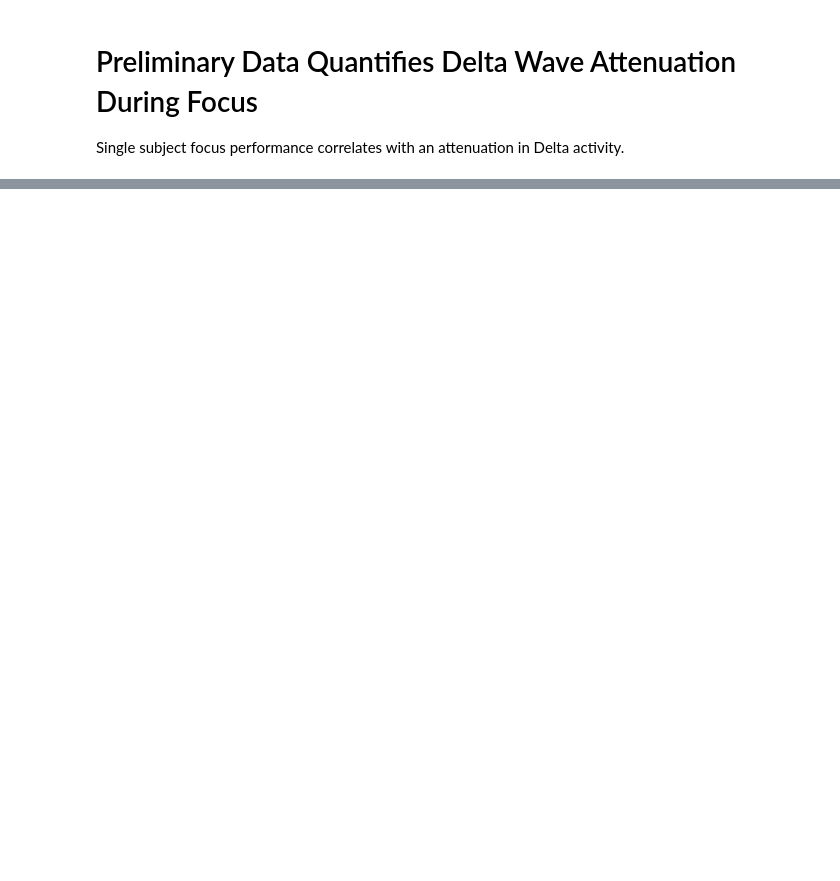
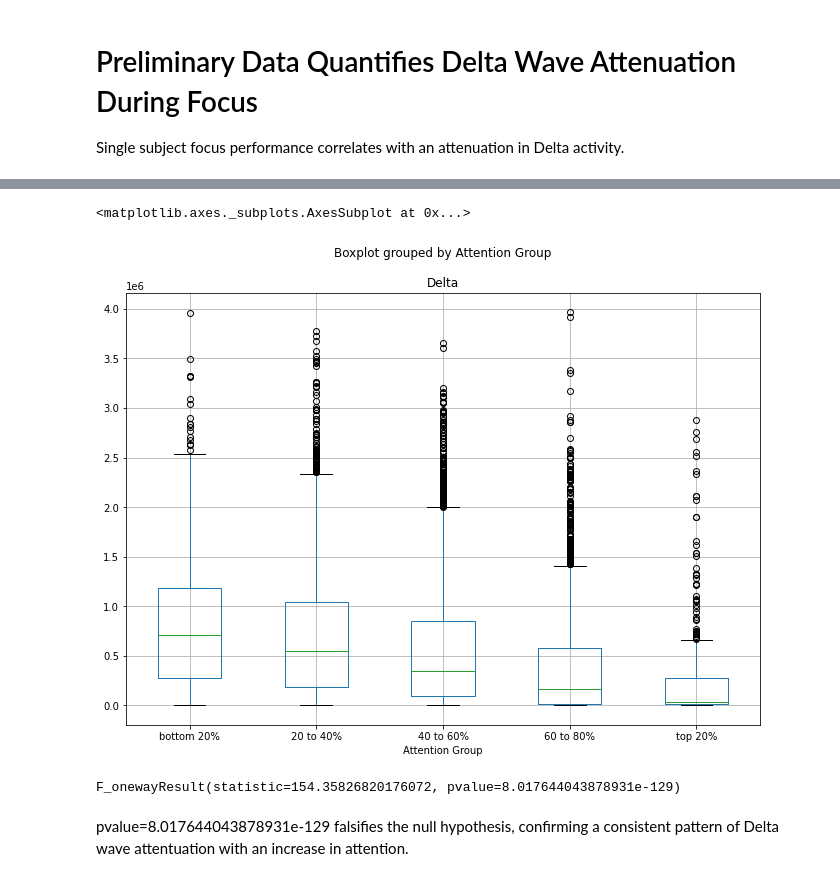
Before and after one commit to ShoaibFarooqui/project-one, a Jupyter notebook: eeg-analysis.ipynb, the cells around one changed output, grey strips where cells are left out. Cells and saved outputs as stored; diff of their text form; code cells hidden in the pictures; blank space fills up the shorter version.

```diff
--- a/eeg-analysis.ipynb
+++ b/eeg-analysis.ipynb
@@ -186,0 +134,7 @@ for subject in eeg_df["subject ID"].unique():
+# %%
+#bin groups by attention
+bins = [0,20,40,60,80,100]
+labels = ['bottom 20%','20 to 40%','40 to 60%','60 to 80%','top 20%']
+
+eeg_df["Attention Group"] = pd.cut(eeg_df["Attention"], bins=bins, labels=labels)
+eeg_df.head()
@@ -186,0 +148,17 @@ for subject in eeg_df["subject ID"].unique():
+# %%
+eeg_df.boxplot("Delta", by="Attention Group")
+# %% [output]
+<matplotlib.axes._subplots.AxesSubplot at 0x...>
+[figure, added]
+# %%
+group0 = eeg_df.loc[(eeg_df["Attention Group"]=="bottom 20%"),"Delta"]
+group1 = eeg_df.loc[(eeg_df["Attention Group"]=="20 to 40%"),"Delta"]
+group2 = eeg_df.loc[(eeg_df["Attention Group"]=="40 to 60%"),"Delta"]
+group3 = eeg_df.loc[(eeg_df["Attention Group"]=="60 to 80%"),"Delta"]
+group4 = eeg_df.loc[(eeg_df["Attention Group"]=="top 20%"),"Delta"]
+
+st.f_oneway(group0, group1, group2, group3, group4)
+# %% [output]
+F_onewayResult(statistic=154.35826820176072, pvalue=8.017644043878931e-129)
+# %% [markdown]
+pvalue=8.017644043878931e-129 falsifies the null hypothesis, confirming a consistent pattern of Delta wave attentuation with an increase in attention.
```
Also changed, not shown: parts of 5 cells of this notebook.
